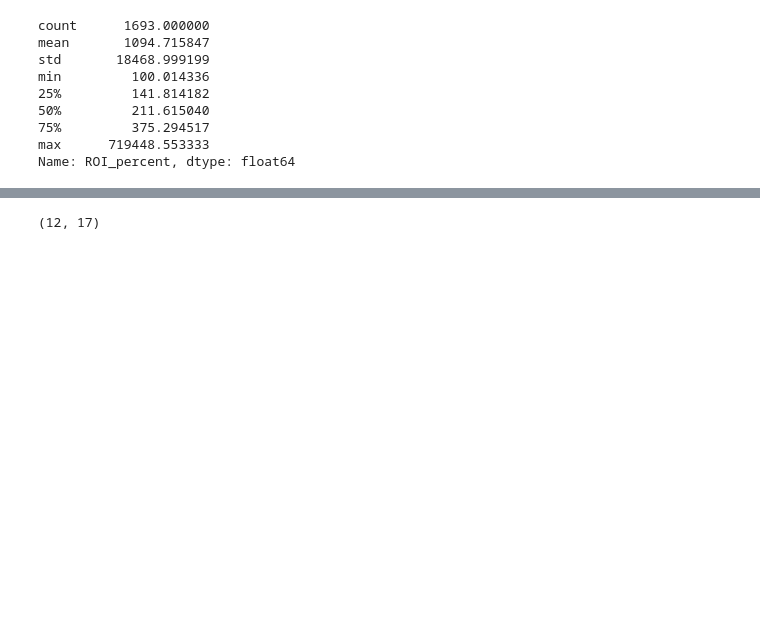
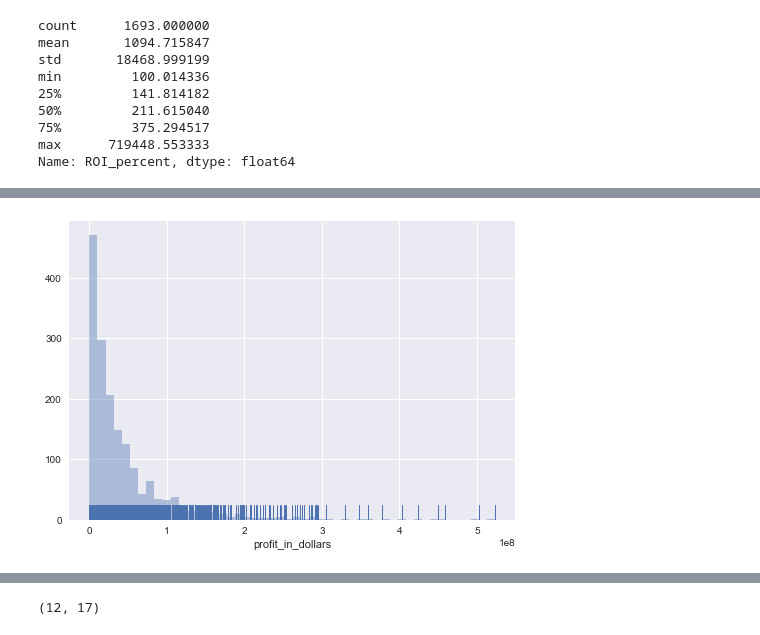
Before and after one commit to tailless/pyfun, a Jupyter notebook: ReturnOnInvestment.ipynb, the cells around one changed output, grey strips where cells are left out. Cells and saved outputs as stored; diff of their text form; code cells hidden in the pictures; blank space fills up the shorter version.

```diff
--- a/ReturnOnInvestment.ipynb
+++ b/ReturnOnInvestment.ipynb
@@ -67,0 +77,4 @@ successfulMovies.plot.scatter(x='budget', y='ROI_percent')
+# %%
+sns.distplot(successfulMovies.profit_in_dollars, kde=False, rug=True);
+# %% [output]
+[figure, added]
```
Also changed, not shown: parts of 9 cells of this notebook, 1 other file.
